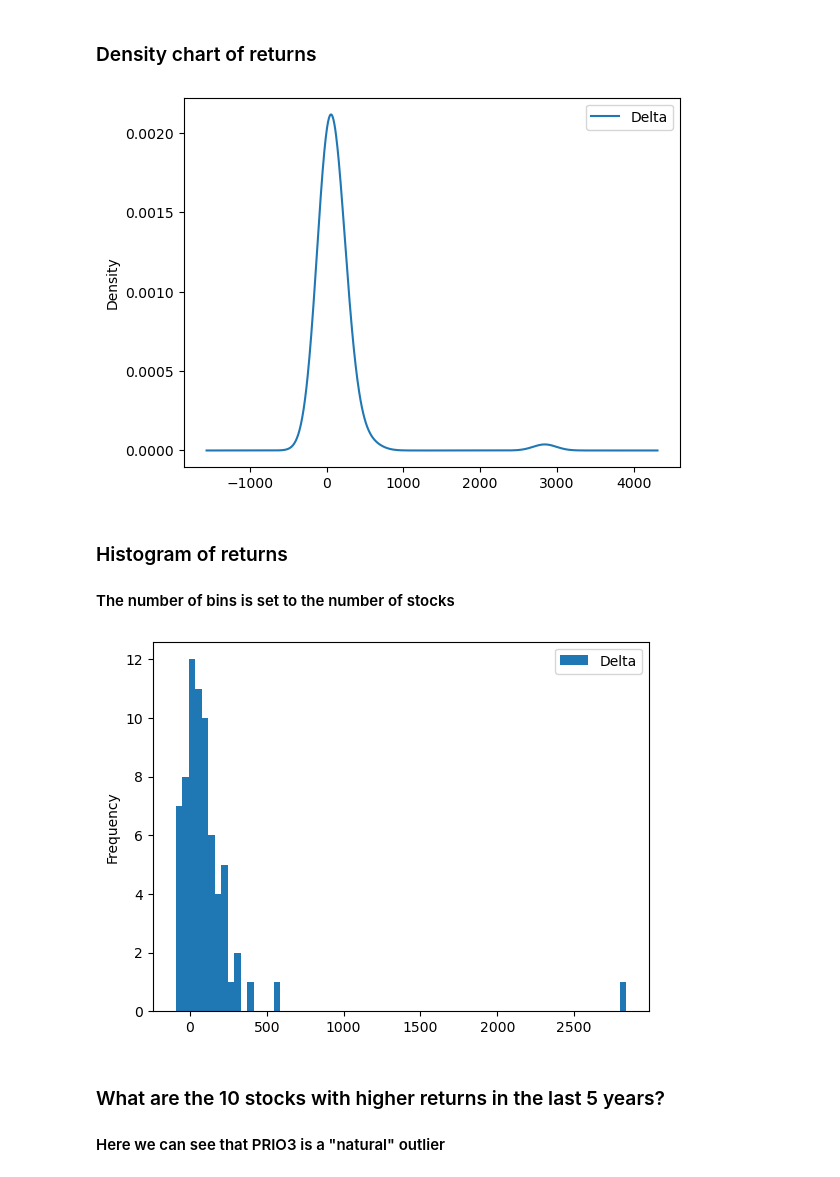
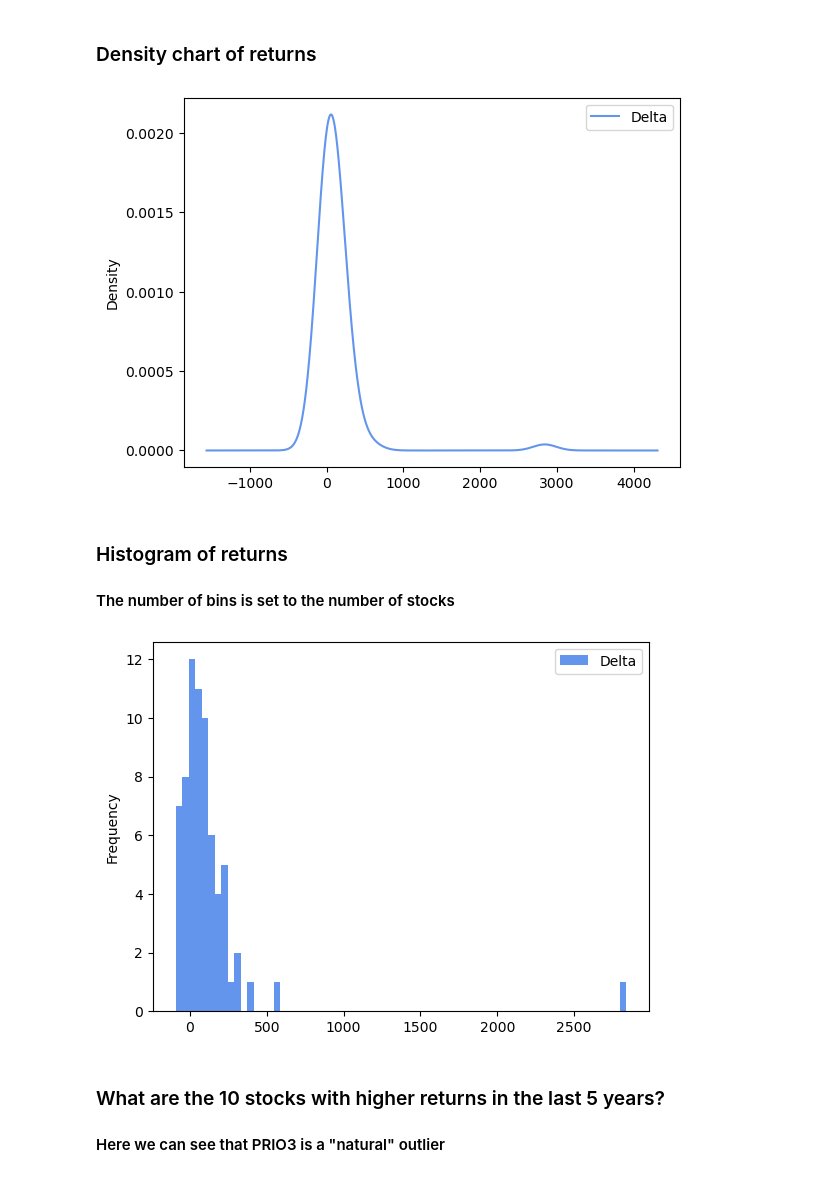
Before and after one commit to fabiopri/ibovespa_returns, a Jupyter notebook: ibovespa_returns.ipynb, the cells around one changed output. Drawn from its saved outputs; the diff is of its cells as text; code cells hidden in the pictures.

```diff
--- a/ibovespa_returns.ipynb
+++ b/ibovespa_returns.ipynb
@@ -192,17 +192,17 @@ ibov_delta_transp.boxplot();
 # %% [markdown]
 ### Density chart of returns
 # %%
-ibov_delta_transp.plot.kde();
+ibov_delta_transp.plot.kde(color='cornflowerblue');
 # %% [output]
-[figure, old version]
+[figure, new version]
 # %% [markdown]
 ### Histogram of returns
 
 #### The number of bins is set to the number of stocks
 # %%
-ibov_delta_transp.plot.hist(bins=ibov_delta_transp.shape[0]);
+ibov_delta_transp.plot.hist(bins=ibov_delta_transp.shape[0], color='cornflowerblue');
 # %% [output]
-[figure, old version]
+[figure, new version]
 # %% [markdown]
 ### What are the 10 stocks with higher returns in the last 5 years?
 
```
Also changed, not shown: parts of 7 cells of this notebook.
